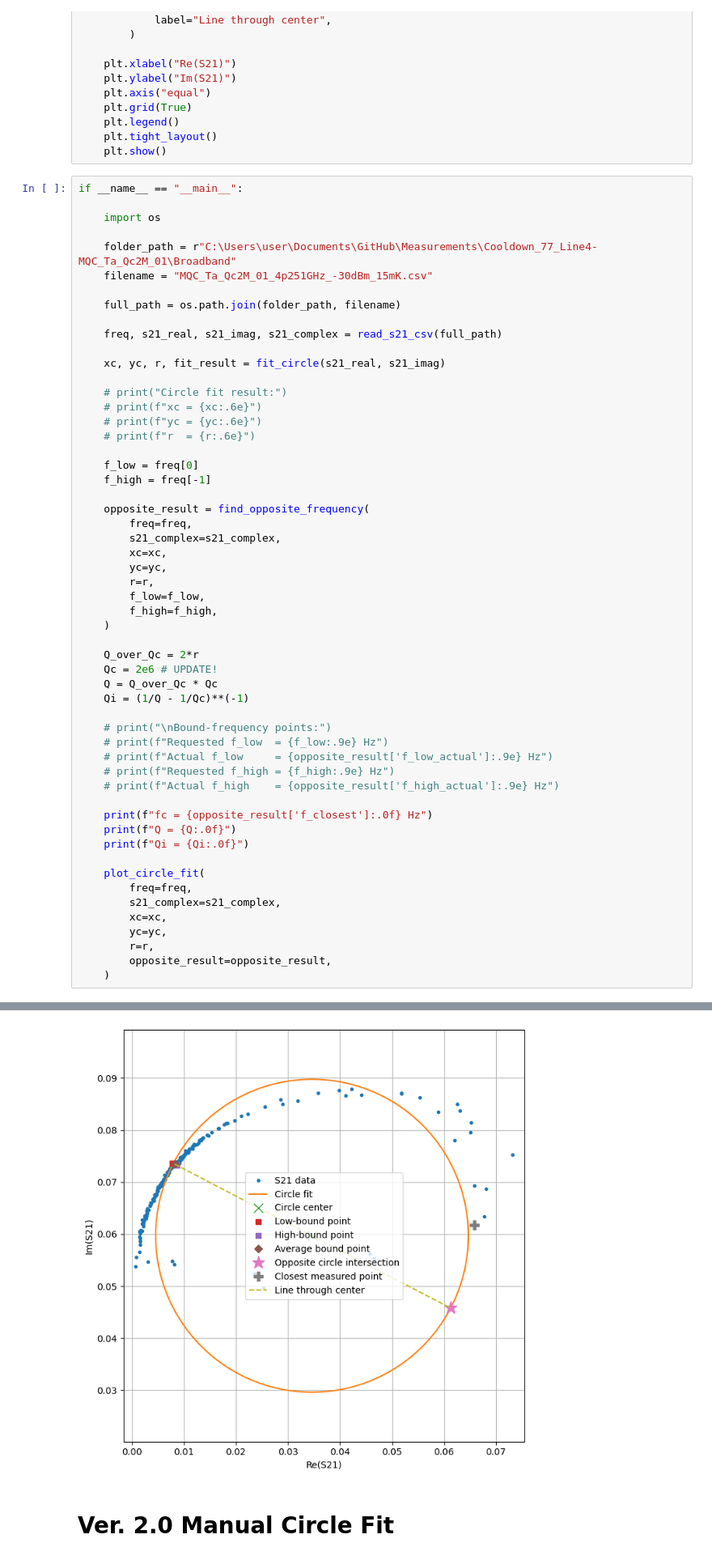
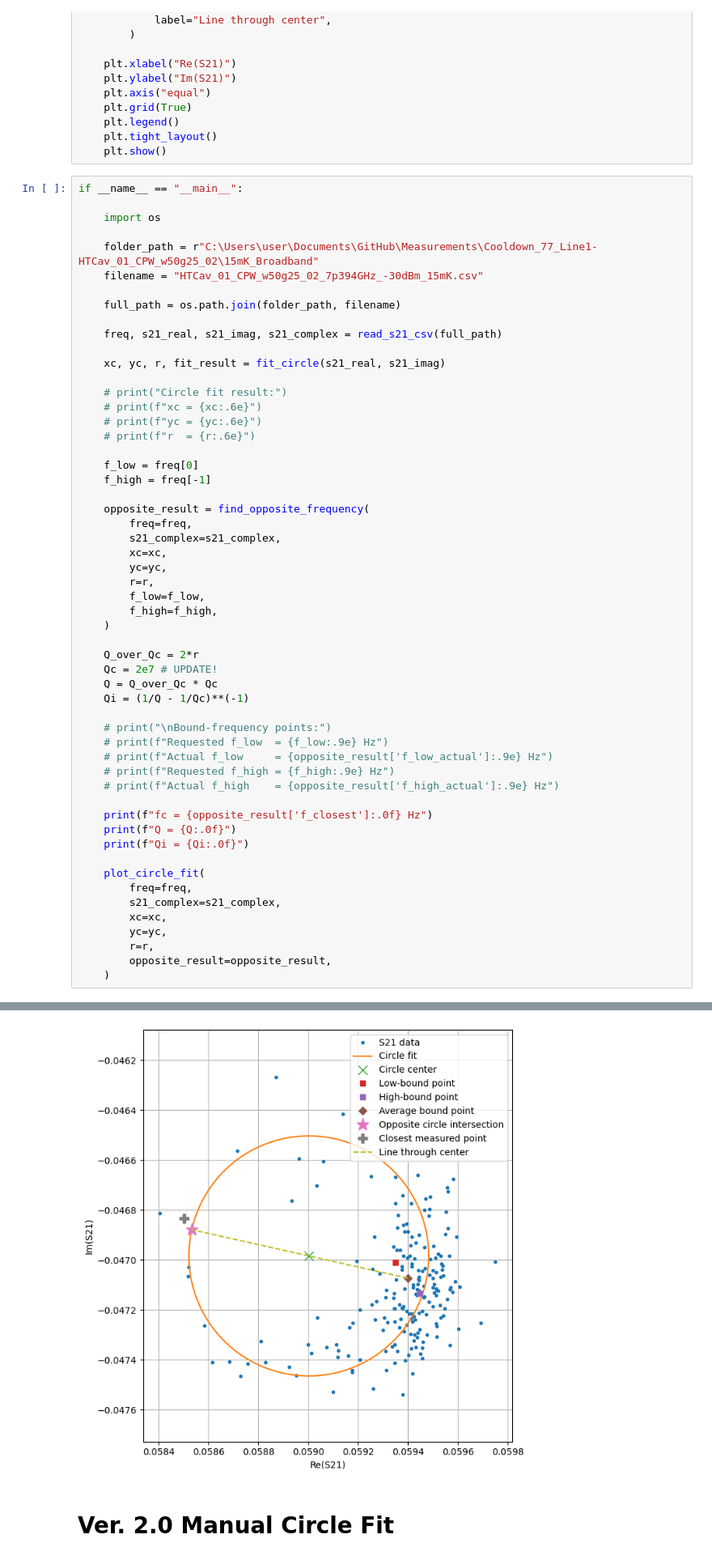
Before and after one commit to WeiRenSyong/Arrange_VNA_Data, a Jupyter notebook: Manual_DCM_Fit.ipynb, the cells around one changed output, grey strips where cells are left out. Shown at 81% size. Cells and saved outputs as stored; diff of their text form.

```diff
--- a/Manual_DCM_Fit.ipynb
+++ b/Manual_DCM_Fit.ipynb
@@ -137,8 +137,8 @@ if __name__ == "__main__":
 
     import os
 
-    folder_path = r"C:\Users\user\Documents\GitHub\Measurements\Cooldown_77_Line4-MQC_Ta_Qc2M_01\Broadband"
-    filename = "MQC_Ta_Qc2M_01_4p251GHz_-30dBm_15mK.csv"
+    folder_path = r"C:\Users\user\Documents\GitHub\Measurements\Cooldown_77_Line1-HTCav_01_CPW_w50g25_02\15mK_Broadband"
+    filename = "HTCav_01_CPW_w50g25_02_7p394GHz_-30dBm_15mK.csv"
 
     full_path = os.path.join(folder_path, filename)
 
@@ -165,7 +165,7 @@ if __name__ == "__main__":
     )
 
     Q_over_Qc = 2*r
-    Qc = 2e6 # UPDATE!
+    Qc = 2e7 # UPDATE!
     Q = Q_over_Qc * Qc
     Qi = (1/Q - 1/Qc)**(-1)
 
@@ -194,4 +194,4 @@ Qi = 127982
-[figure, old version]
+[figure, new version]
 # %% [markdown]
 # Ver. 2.0 Manual Circle Fit
 # %%
```
Also changed, not shown: parts of 6 cells of this notebook, 1 other file.
